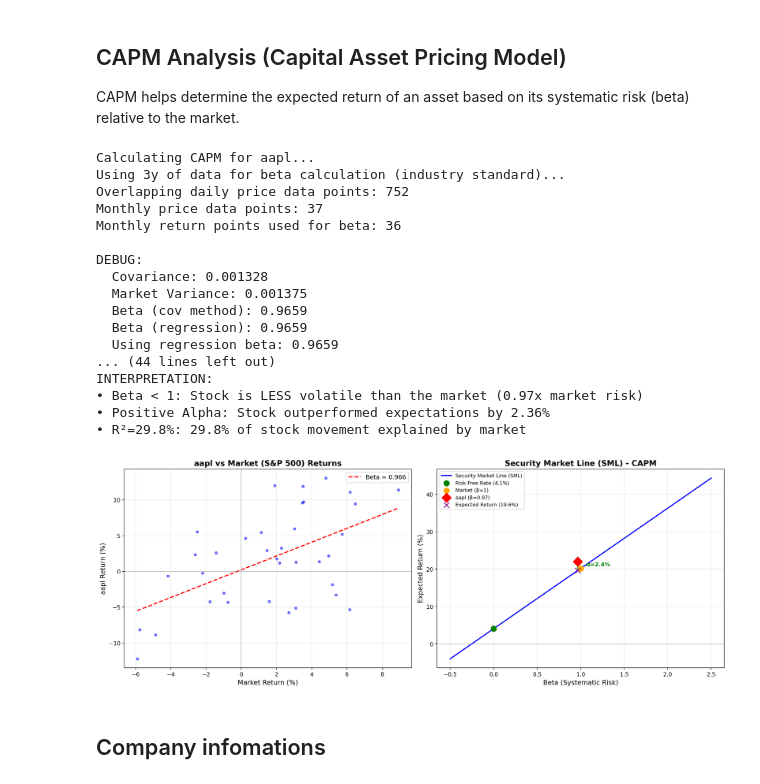
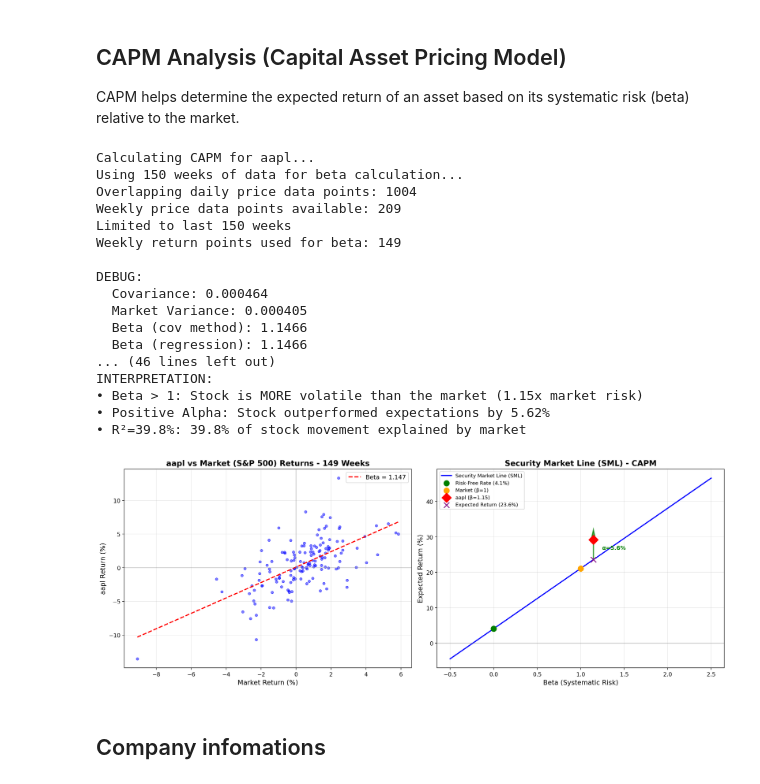
Before and after one commit to Salling3650/Stock_marked, a Jupyter notebook: Stock analysis.ipynb, the cells around one changed output. Cells and saved outputs as stored; diff of their text form; code cells hidden in the pictures.

Commit message:
More data to beta analysis

```diff
--- a/Stock analysis.ipynb
+++ b/Stock analysis.ipynb
@@ -284,11 +284,13 @@ import pandas as pd
 import numpy as np
 import matplotlib.pyplot as plt
 
-# Use at least 2 years of data for accurate beta calculation (industry standard is 2-5 years)
-capm_period = '3y'  # Use 3 years for more reliable beta
+# Use 150 weeks of data (approximately 3 years)
+weeks_to_fetch = 150
+# Use a longer period to ensure we get at least 150 weeks after resampling
+capm_period = '4y'  # Fetch 4 years to ensure we have 150+ weeks
 
 print(f"Calculating CAPM for {selected_stock}...")
-print(f"Using {capm_period} of data for beta calculation (industry standard)...")
+print(f"Using {weeks_to_fetch} weeks of data for beta calculation...")
 
 # Fetch stock data for CAPM period
 stock_ticker = yf.Ticker(selected_stock)
@@ -303,8 +305,7 @@ treasury = yf.Ticker("^TNX")
 treasury_data = treasury.history(period="5d")
 risk_free_rate = treasury_data['Close'].iloc[-1] / 100 if not treasury_data.empty else 0.04  # Default to 4% if unavailable
 
-# Calculate returns - USE MONTHLY RETURNS for more stable beta estimation
-# Daily returns have too much noise - industry standard is monthly returns
+# Calculate returns - USE WEEKLY RETURNS for stable beta estimation
 merged_prices = pd.DataFrame({
     'Stock': stock_data_capm['Close'],
     'Market': market_data['Close']
@@ -312,13 +313,20 @@ merged_prices = pd.DataFrame({
 
 print(f"Overlapping daily price data points: {len(merged_prices)}")
 
-# Resample to MONTHLY data (end of month)
-monthly_prices = merged_prices.resample('ME').last().dropna()
-print(f"Monthly price data points: {len(monthly_prices)}")
+# Resample to WEEKLY data (end of week - Friday)
+weekly_prices = merged_prices.resample('W-FRI').last().dropna()
+print(f"Weekly price data points available: {len(weekly_prices)}")
 
-# Calculate monthly returns
-stock_returns = monthly_prices['Stock'].pct_change().dropna()
-market_returns = monthly_prices['Market'].pct_change().dropna()
+# Limit to exactly 150 weeks (or available data if less)
+if len(weekly_prices) > weeks_to_fetch:
+    weekly_prices = weekly_prices.iloc[-weeks_to_fetch:]
+    print(f"Limited to last {weeks_to_fetch} weeks")
+elif len(weekly_prices) < 50:
+    print(f"WARNING: Only {len(weekly_prices)} weeks of data available. Need at least 50 weeks for reliable beta.")
+
+# Calculate weekly returns
+stock_returns = weekly_prices['Stock'].pct_change().dropna()
+market_returns = weekly_prices['Market'].pct_change().dropna()
 
 # Create aligned returns dataframe
 aligned_data = pd.DataFrame({
@@ -326,7 +334,11 @@ aligned_data = pd.DataFrame({
     'Market': market_returns
 }).dropna()
 
-print(f"Monthly return points used for beta: {len(aligned_data)}")
+print(f"Weekly return points used for beta: {len(aligned_data)}")
+
+# Check if we have enough data
+if len(aligned_data) < 20:
+    raise ValueError(f"Insufficient data for CAPM calculation. Only {len(aligned_data)} weekly returns available. Need at least 20.")
 
 # Method 1: Calculate Beta using covariance/variance method
 covariance = aligned_data['Stock'].cov(aligned_data['Market'])
@@ -346,9 +358,9 @@ print(f"  Beta (regression): {beta:.4f}")
 print(f"  Using regression beta: {beta:.4f}")
 
 # Calculate Alpha (Jensen's Alpha)
-# Use 12 for annualization since we're using monthly returns
-market_return_annual = aligned_data['Market'].mean() * 12
-stock_return_annual = aligned_data['Stock'].mean() * 12
+# Use 52 for annualization since we're using weekly returns
+market_return_annual = aligned_data['Market'].mean() * 52
+stock_return_annual = aligned_data['Stock'].mean() * 52
 expected_return_capm = risk_free_rate + beta * (market_return_annual - risk_free_rate)
 alpha = stock_return_annual - expected_return_capm
 
@@ -398,7 +410,7 @@ x_line = np.linspace(aligned_data['Market'].min(), aligned_data['Market'].max(),
 ax1.plot(x_line*100, p(x_line)*100, "r--", linewidth=2, label=f'Beta = {beta:.3f}')
 ax1.set_xlabel('Market Return (%)', fontsize=12)
 ax1.set_ylabel(f'{selected_stock} Return (%)', fontsize=12)
-ax1.set_title(f'{selected_stock} vs Market (S&P 500) Returns', fontsize=14, fontweight='bold')
+ax1.set_title(f'{selected_stock} vs Market (S&P 500) Returns - {len(aligned_data)} Weeks', fontsize=14, fontweight='bold')
 ax1.axhline(y=0, color='gray', linestyle='-', alpha=0.3)
 ax1.axvline(x=0, color='gray', linestyle='-', alpha=0.3)
 ax1.legend(fontsize=11)
@@ -421,47 +433,47 @@ ax2.scatter(1, market_return_annual*100, color='orange', s=100, zorder=5, label=
 ax2.scatter(beta, stock_return_annual*100, color='red', s=150, marker='D', zorder=5,
             label=f'{selected_stock} (β={beta:.2f})')
 
 # Plot expected return for the stock
 ax2.scatter(beta, expected_return_capm*100, color='purple', s=100, marker='x', zorder=5,
             label=f'Expected Return ({expected_return_capm*100:.1f}%)')
 
 # Add alpha visualization
 if abs(alpha) > 0.001:
     ax2.arrow(beta, expected_return_capm*100, 0, alpha*100,
               head_width=0.05, head_length=abs(alpha)*50, fc='green' if alpha > 0 else 'red',
               ec='green' if alpha > 0 else 'red', linewidth=2, alpha=0.7)
     ax2.text(beta + 0.1, (expected_return_capm + alpha/2)*100,
              f'α={alpha*100:.1f}%', fontsize=10, fontweight='bold',
              color='green' if alpha > 0 else 'red')
 
 ax2.set_xlabel('Beta (Systematic Risk)', fontsize=12)
 ax2.set_ylabel('Expected Return (%)', fontsize=12)
 ax2.set_title('Security Market Line (SML) - CAPM', fontsize=14, fontweight='bold')
 ax2.legend(fontsize=9, loc='upper left')
 ax2.grid(True, alpha=0.3)
 ax2.axhline(y=0, color='gray', linestyle='-', alpha=0.3)
 
 plt.tight_layout()
 plt.show()
 # %% [output]
 Calculating CAPM for aapl...
-Using 3y of data for beta calculation (industry standard)...
-Overlapping daily price data points: 752
-Monthly price data points: 37
-Monthly return points used for beta: 36
+Using 150 weeks of data for beta calculation...
+Overlapping daily price data points: 1004
+Weekly price data points available: 209
+Limited to last 150 weeks
+Weekly return points used for beta: 149
 
 DEBUG:
-  Covariance: 0.001328
-  Market Variance: 0.001375
-  Beta (cov method): 0.9659
-  Beta (regression): 0.9659
-  Using regression beta: 0.9659
-... (44 lines left out)
+  Covariance: 0.000464
+  Market Variance: 0.000405
+  Beta (cov method): 1.1466
+  Beta (regression): 1.1466
+... (46 lines left out)
 INTERPRETATION:
-• Beta < 1: Stock is LESS volatile than the market (0.97x market risk)
-• Positive Alpha: Stock outperformed expectations by 2.36%
-• R²=29.8%: 29.8% of stock movement explained by market
+• Beta > 1: Stock is MORE volatile than the market (1.15x market risk)
+• Positive Alpha: Stock outperformed expectations by 5.62%
+• R²=39.8%: 39.8% of stock movement explained by market
-[figure, old version]
+[figure, new version]
 # %% [markdown]
 ## Company infomations
 # %%
```
Also changed, not shown: parts of 14 cells of this notebook.
